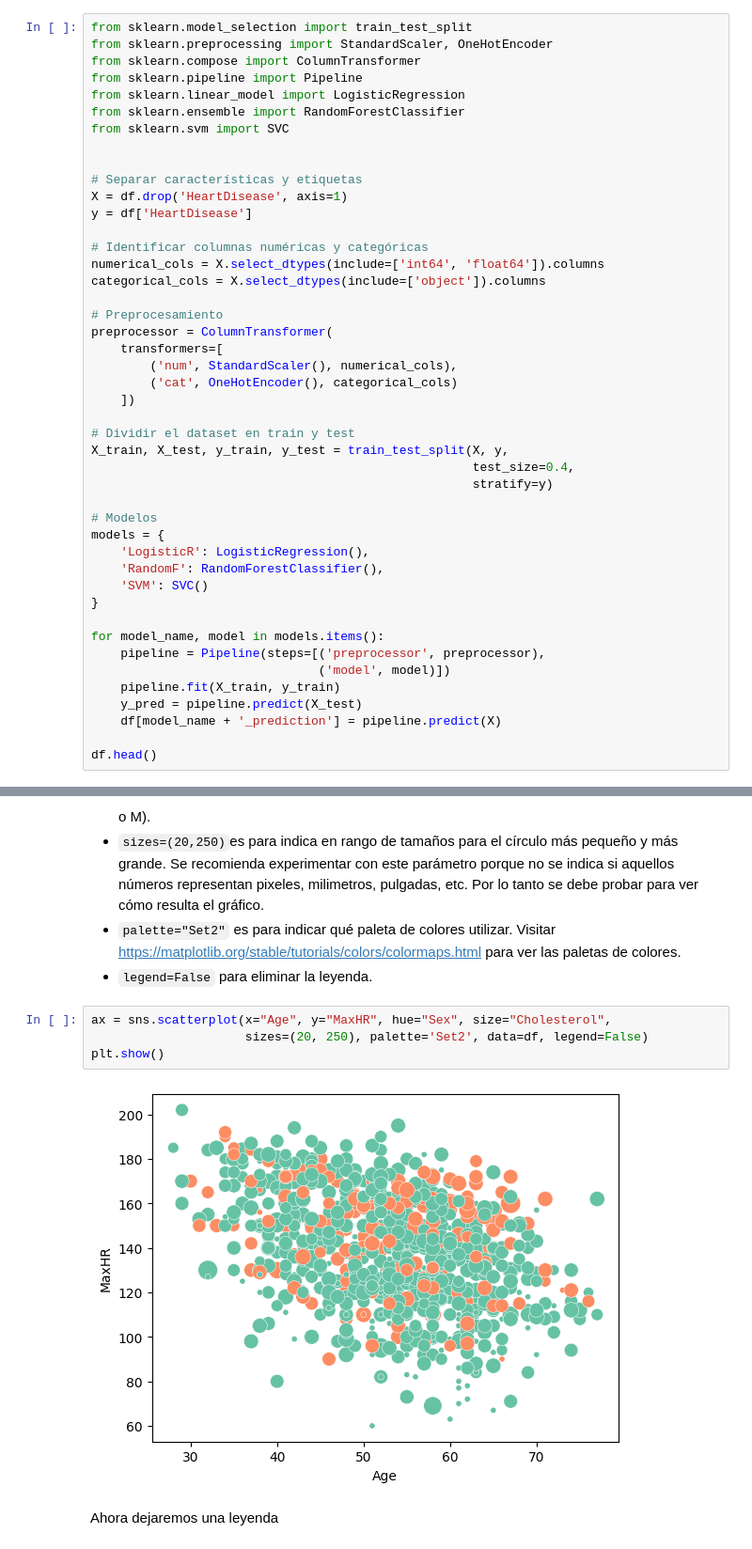
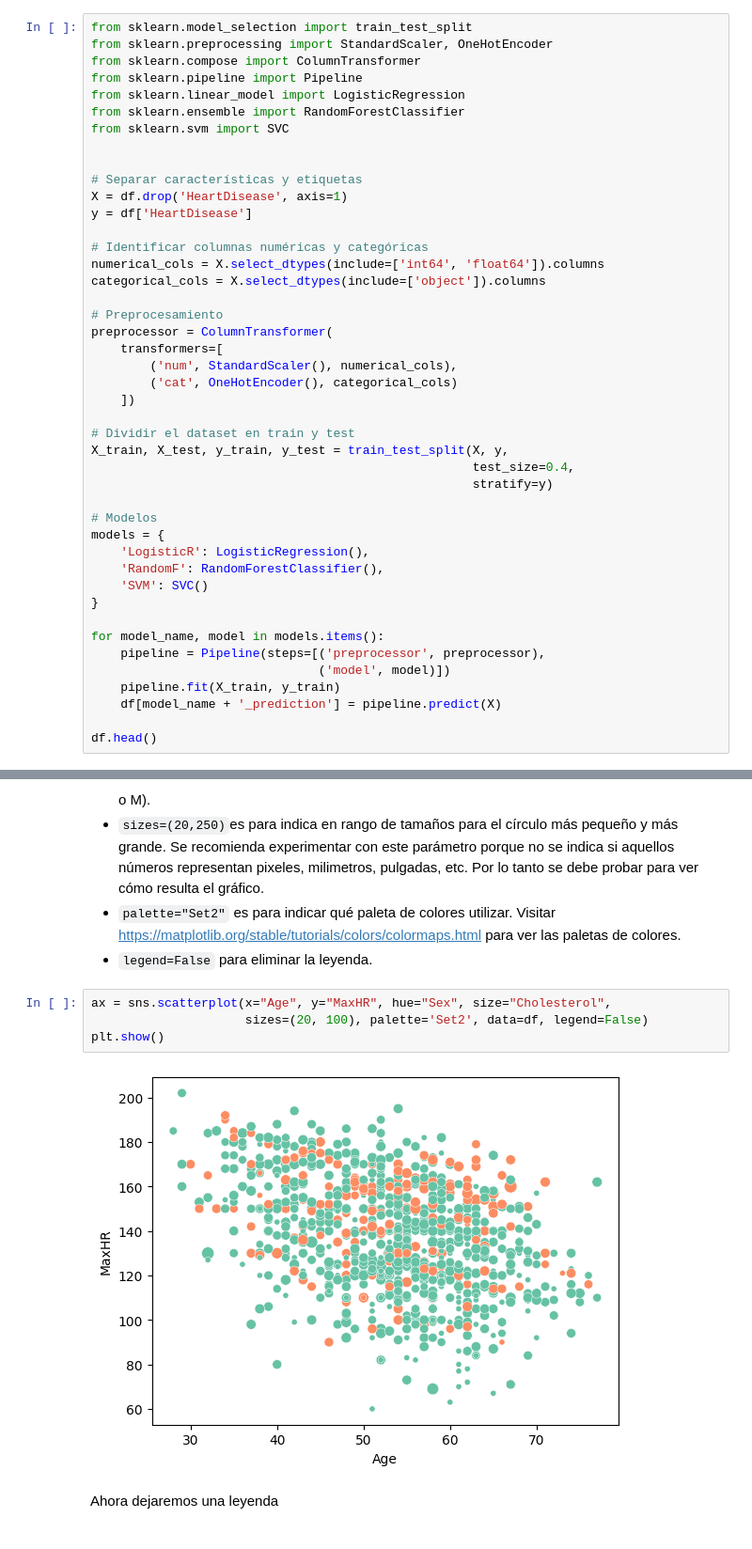
Before and after one commit to Hernan4444/INF3842-2024-1, a Jupyter notebook: Codigos/Clase_4_Visualizaciones_Tabulares_Matplotlib_Seaborn.ipynb, the cells around one changed output, grey strips where cells are left out. Shown at 94% size. Drawn from its saved outputs; the diff is of its cells as text.

```diff
--- a/Codigos/Clase_4_Visualizaciones_Tabulares_Matplotlib_Seaborn.ipynb
+++ b/Codigos/Clase_4_Visualizaciones_Tabulares_Matplotlib_Seaborn.ipynb
@@ -94,7 +94,6 @@ for model_name, model in models.items():
     pipeline = Pipeline(steps=[('preprocessor', preprocessor),
                                ('model', model)])
     pipeline.fit(X_train, y_train)
-    y_pred = pipeline.predict(X_test)
     df[model_name + '_prediction'] = pipeline.predict(X)
 
 df.head()
@@ -273,10 +280,10 @@ Podemos codificar varios atributos simulteneamente con un _bubblechart_ en Seabo
 * `legend=False` para eliminar la leyenda.
 # %%
 ax = sns.scatterplot(x="Age", y="MaxHR", hue="Sex", size="Cholesterol",
-                     sizes=(20, 250), palette='Set2', data=df, legend=False)
+                     sizes=(20, 100), palette='Set2', data=df, legend=False)
 plt.show()
 # %% [output]
-[figure, old version]
+[figure, new version]
 # %% [markdown]
 Ahora dejaremos una leyenda
 # %%
```
Also changed, not shown: parts of 13 cells of this notebook.
